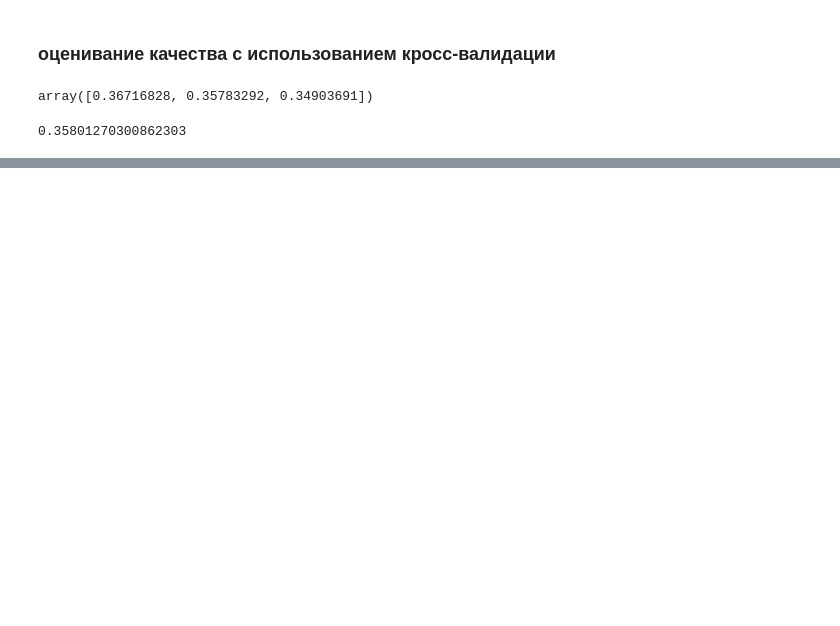
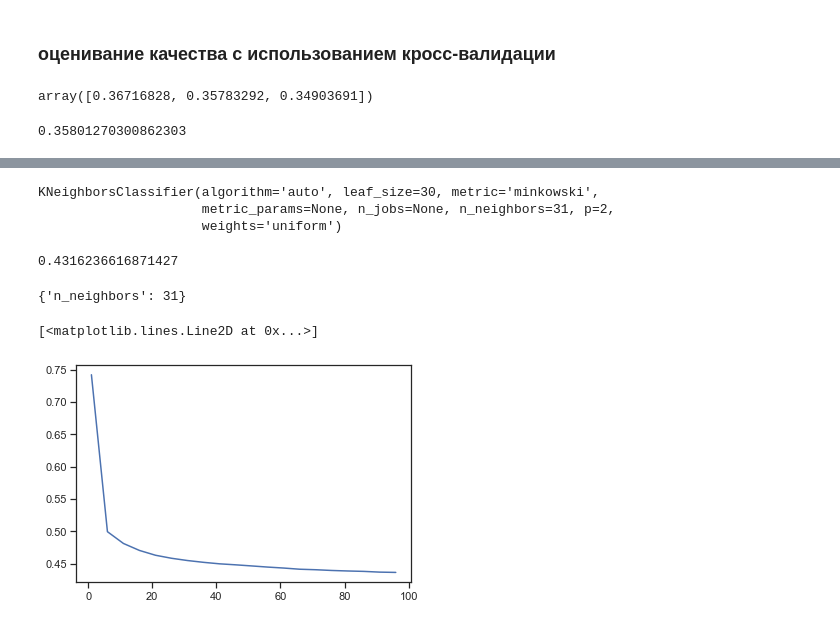
Before and after one commit to blackplayerten/Machine-Learning, a Jupyter notebook: лр4/лр4.ipynb, the cells around one changed output, grey strips where cells are left out. Saved outputs shown, nothing was run; the diff lists cells and outputs as text; code cells hidden in the pictures; blank space fills up the shorter version.

```diff
--- a/лр4/лр4.ipynb
+++ b/лр4/лр4.ipynb
@@ -255,0 +344,9 @@ scores
+# %%
+n_neigh_values = range(1, 100, 5)
+param = [{'n_neighbors': np.array(n_neigh_values)}]
+class_grid = GridSearchCV(KNeighborsClassifier(), param, cv=KFold(n_splits=3), scoring='accuracy',
+                          return_train_score=True,
+                          n_jobs=-1,
+                         )
+class_grid.fit(x, y.values.ravel())
+# считает ~4 мин
@@ -255,0 +366,19 @@ scores
+# %%
+class_grid.best_estimator_
+# %% [output]
+KNeighborsClassifier(algorithm='auto', leaf_size=30, metric='minkowski',
+                     metric_params=None, n_jobs=None, n_neighbors=31, p=2,
+                     weights='uniform')
+# %%
+class_grid.best_score_
+# %% [output]
+0.4316236616871427
+# %%
+class_grid.best_params_
+# %% [output]
+{'n_neighbors': 31}
+# %%
+plt.plot(n_neigh_values, class_grid.cv_results_['mean_train_score'])
+# %% [output]
+[<matplotlib.lines.Line2D at 0x...>]
+[figure, added]
```
Also changed, not shown: parts of 31 cells of this notebook, 4 other files.
